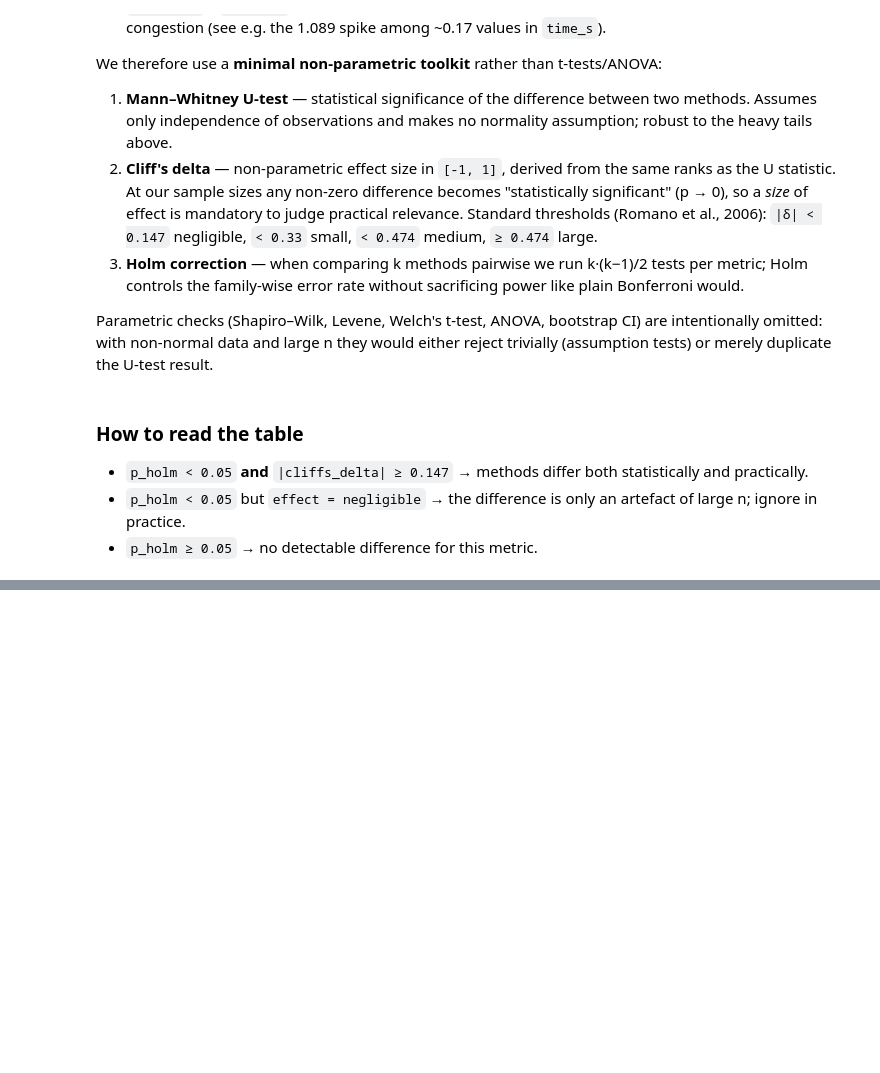
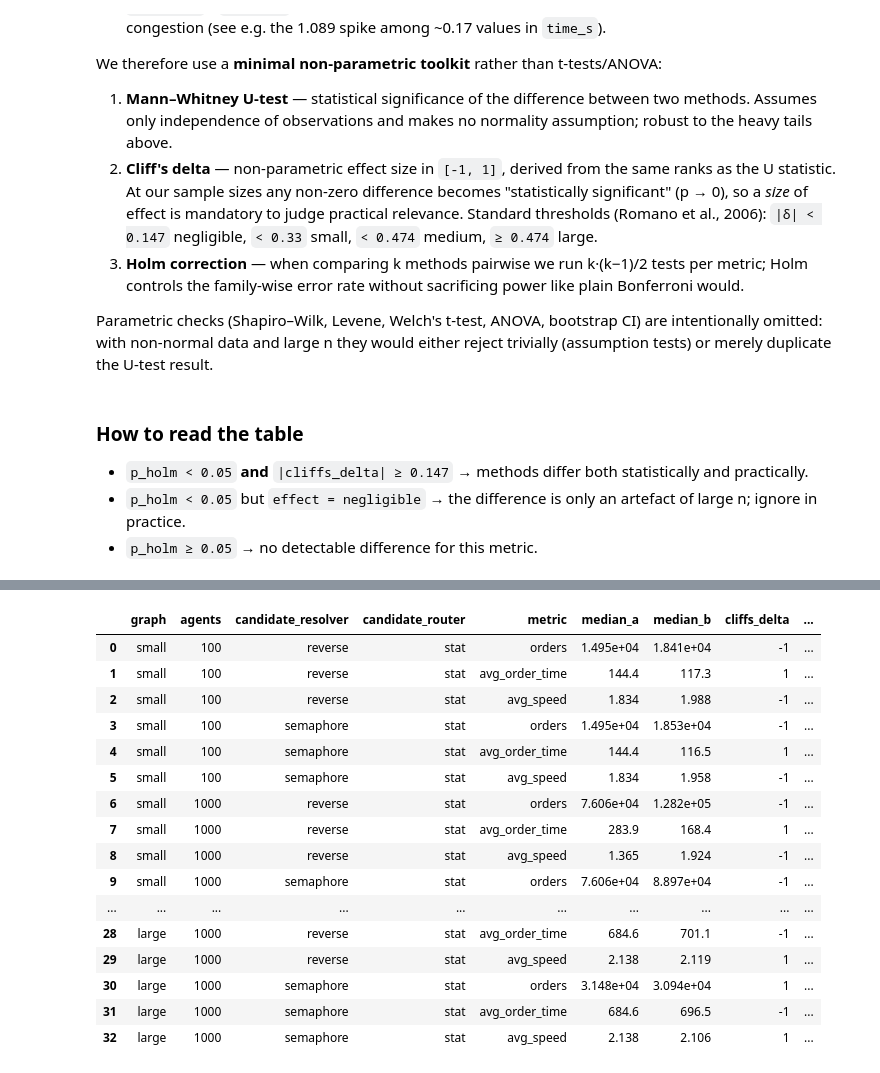
Before and after one commit to iktovr/master-diploma, a Jupyter notebook: src/demo/report.ipynb, the cells around one changed output, grey strips where cells are left out. Saved outputs shown, nothing was run; the diff lists cells and outputs as text; code cells hidden in the pictures; blank space fills up the shorter version.

```diff
--- a/src/demo/report.ipynb
+++ b/src/demo/report.ipynb
@@ -258,0 +386,12 @@ compare_all_pairs(runs, 'avg_wait')
+# %%
+# Winner-router summary matrix per resolver: rows = graph, cols = agents.
+def winner_router_matrix(resolver):
+    m = pd.DataFrame(index=GRAPH_ORDER, columns=AGENTS_ORDER, dtype=object)
+    for (r, g, a), w in winner_router.items():
+        if r == resolver:
+            m.loc[g, a] = w
+    return m
+
+for resolver in ('reverse', 'semaphore'):
+    print(f'\nwinner_router[{resolver}]:')
+    display(winner_router_matrix(resolver))
@@ -258,0 +557,58 @@ compare_all_pairs(runs, 'avg_wait')
+# %%
+rows_33 = []
+wait_rows_33 = []
+for graph in GRAPH_ORDER:
+    for agents in CCBS_AGENTS:
+        ccbs = find_combo(runs, graph=graph, agents=agents,
+                          router='ccbs', resolver='none')
+        if not ccbs:
+            continue
+        stratum_rows = []
+        for resolver in ('reverse', 'semaphore'):
+            for r in _routers_for(resolver, graph, agents):
+                cand = find_combo(runs_active, graph=graph, agents=agents,
+                                  resolver=resolver, router=r)
+                if not cand:
+                    continue
+                for m in PRIMARY_METRICS:
+                    # print(agents, resolver, r, m)
+                    s = compare_pair(runs, ccbs, cand, m)
+                    s['graph'] = graph
+                    s['agents'] = agents
+                    s['candidate_resolver'] = resolver
+                    s['candidate_router'] = r
+                    stratum_rows.append(s)
+        if not stratum_rows:
+            continue
+        df = pd.DataFrame(stratum_rows)
+        reject, p_adj, *_ = multipletests(df['p_value'].fillna(1.0),
+                                          alpha=0.05, method='holm')
+        df['p_holm'] = p_adj
+        df['significant'] = reject
+        df['vote'] = df.apply(lambda r: _vote_winner(r, 'ccbs', 'lifelong'), axis=1)
+        rows_33.append(df)
+
+table_33 = pd.concat(rows_33, ignore_index=True)[
+    ['graph', 'agents', 'candidate_resolver', 'candidate_router', 'metric',
+     'median_a', 'median_b', 'cliffs_delta', 'effect',
+     'p_holm', 'significant', 'vote']
+]
+table_33
+# %% [output]
+|  | graph | agents | candidate_resolver | candidate_router | metric | median_a | median_b | cliffs_delta | ... |
+| 0 | small | 100 | reverse | stat | orders | 1.495e+04 | 1.841e+04 | -1 | ... |
+| 1 | small | 100 | reverse | stat | avg_order_time | 144.4 | 117.3 | 1 | ... |
+| 2 | small | 100 | reverse | stat | avg_speed | 1.834 | 1.988 | -1 | ... |
+| 3 | small | 100 | semaphore | stat | orders | 1.495e+04 | 1.853e+04 | -1 | ... |
+| 4 | small | 100 | semaphore | stat | avg_order_time | 144.4 | 116.5 | 1 | ... |
+| 5 | small | 100 | semaphore | stat | avg_speed | 1.834 | 1.958 | -1 | ... |
+| 6 | small | 1000 | reverse | stat | orders | 7.606e+04 | 1.282e+05 | -1 | ... |
+| 7 | small | 1000 | reverse | stat | avg_order_time | 283.9 | 168.4 | 1 | ... |
+| 8 | small | 1000 | reverse | stat | avg_speed | 1.365 | 1.924 | -1 | ... |
+| 9 | small | 1000 | semaphore | stat | orders | 7.606e+04 | 8.897e+04 | -1 | ... |
+| ... | ... | ... | ... | ... | ... | ... | ... | ... | ... |
+| 28 | large | 1000 | reverse | stat | avg_order_time | 684.6 | 701.1 | -1 | ... |
+| 29 | large | 1000 | reverse | stat | avg_speed | 2.138 | 2.119 | 1 | ... |
+| 30 | large | 1000 | semaphore | stat | orders | 3.148e+04 | 3.094e+04 | 1 | ... |
+| 31 | large | 1000 | semaphore | stat | avg_order_time | 684.6 | 696.5 | -1 | ... |
+| 32 | large | 1000 | semaphore | stat | avg_speed | 2.138 | 2.106 | 1 | ... |
```
Also changed, not shown: parts of 25 cells of this notebook, 11 other files.
